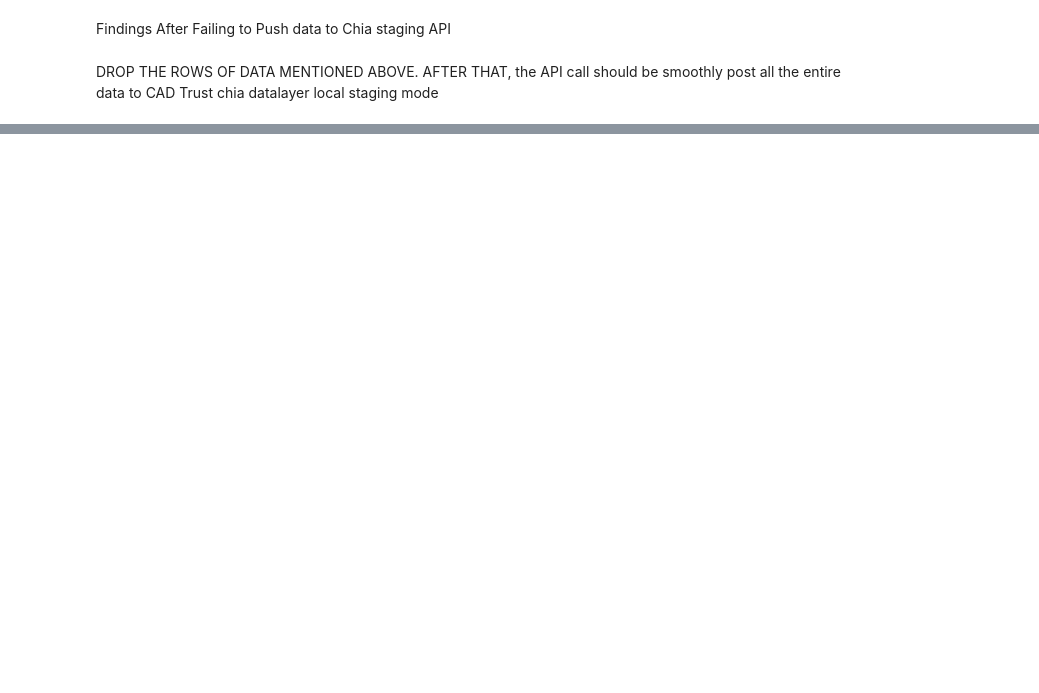
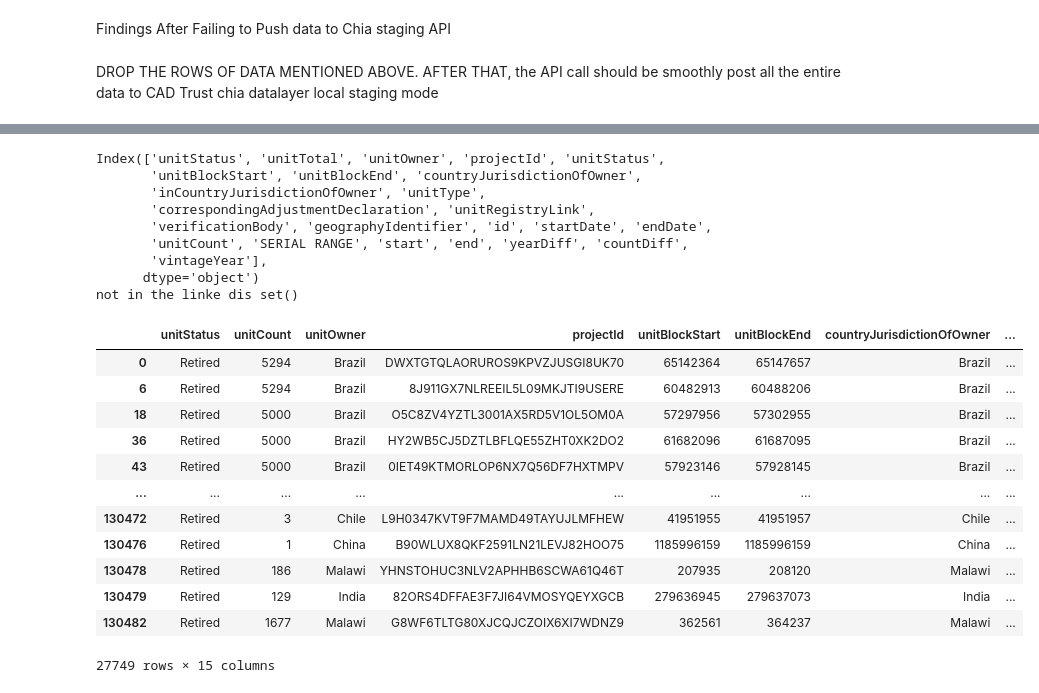
Before and after one commit to erickch123/cdm-unfccc-cadtrust, a Jupyter notebook: clean_cdm_projects.ipynb, the cells around one changed output, grey strips where cells are left out. Saved outputs shown, nothing was run; the diff lists cells and outputs as text; code cells hidden in the pictures; blank space fills up the shorter version.

Commit message:
clean up retirement and held data

```diff
--- a/clean_cdm_projects.ipynb
+++ b/clean_cdm_projects.ipynb
@@ -224,0 +566,63 @@ df_cleaned_project
+# %%
+df_retired_clean = df_linked.copy()
+
+
+print(df_retired_clean.columns)
+
+
+
+columns_df_linked = ['unitStatus', 'unitTotal', 'unitOwner', 'projectId', 'unitStatus',
+                     'unitBlockStart', 'unitBlockEnd', 'countryJurisdictionOfOwner',
+                     'inCountryJurisdictionOfOwner', 'unitType',
+                     'correspondingAdjustmentDeclaration', 'unitRegistryLink',
+                     'verificationBody', 'geographyIdentifier', 'id', 'startDate', 'endDate',
+                     'unitCount', 'SERIAL RANGE', 'start', 'end', 'yearDiff', 'countDiff',
+                     'vintageYear']
+
+# List of columns in df_retired_need
+columns_df_retired_need = ['unitStatus', 'unitTotal', 'unitOwner', 'projectId', 'unitStatus',
+                           'unitBlockStart', 'unitBlockEnd', 'countryJurisdictionOfOwner',
+                           'inCountryJurisdictionOfOwner', 'unitType',
+                           'correspondingAdjustmentDeclaration', 'unitRegistryLink',
+                           'verificationBody', 'geographyIdentifier', 'vintageYear']
+
+# Columns in df_retired_need but not in df_linked
+columns_not_in_linked = set(columns_df_retired_need) - set(columns_df_linked)
+
+# Print the result
+print("not in the linke dis", columns_not_in_linked)
+
+# WILL NEED ID LATER
+df_retired_clean = df_retired_clean[['unitStatus', 'unitTotal', 'unitOwner', 'projectId', 'unitStatus',
+       'unitBlockStart', 'unitBlockEnd', 'countryJurisdictionOfOwner',
+       'inCountryJurisdictionOfOwner', 'unitType',
+       'correspondingAdjustmentDeclaration', 'unitRegistryLink',
+       'verificationBody', 'geographyIdentifier','vintageYear','id']]
+
+df_retired_clean.rename(columns={'unitTotal': 'unitCount'}, inplace=True)
+
+df_retired_clean = df_retired_clean.loc[:,~df_retired_clean.columns.duplicated()]
+df_retired_clean
+# %% [output]
+Index(['unitStatus', 'unitTotal', 'unitOwner', 'projectId', 'unitStatus',
+       'unitBlockStart', 'unitBlockEnd', 'countryJurisdictionOfOwner',
+       'inCountryJurisdictionOfOwner', 'unitType',
+       'correspondingAdjustmentDeclaration', 'unitRegistryLink',
+       'verificationBody', 'geographyIdentifier', 'id', 'startDate', 'endDate',
+       'unitCount', 'SERIAL RANGE', 'start', 'end', 'yearDiff', 'countDiff',
+       'vintageYear'],
+      dtype='object')
+not in the linke dis set()
+|  | unitStatus | unitCount | unitOwner | projectId | unitBlockStart | unitBlockEnd | countryJurisdictionOfOwner | ... |
+| 0 | Retired | 5294 | Brazil | DWXTGTQLAORUROS9KPVZJUSGI8UK70 | 65142364 | 65147657 | Brazil | ... |
+| 6 | Retired | 5294 | Brazil | 8J911GX7NLREEIL5L09MKJTI9USERE | 60482913 | 60488206 | Brazil | ... |
+| 18 | Retired | 5000 | Brazil | O5C8ZV4YZTL3001AX5RD5V1OL5OM0A | 57297956 | 57302955 | Brazil | ... |
+| 36 | Retired | 5000 | Brazil | HY2WB5CJ5DZTLBFLQE55ZHT0XK2DO2 | 61682096 | 61687095 | Brazil | ... |
+| 43 | Retired | 5000 | Brazil | 0IET49KTMORLOP6NX7Q56DF7HXTMPV | 57923146 | 57928145 | Brazil | ... |
+| ... | ... | ... | ... | ... | ... | ... | ... | ... |
+| 130472 | Retired | 3 | Chile | L9H0347KVT9F7MAMD49TAYUJLMFHEW | 41951955 | 41951957 | Chile | ... |
+| 130476 | Retired | 1 | China | B90WLUX8QKF2591LN21LEVJ82HOO75 | 1185996159 | 1185996159 | China | ... |
+| 130478 | Retired | 186 | Malawi | YHNSTOHUC3NLV2APHHB6SCWA61Q46T | 207935 | 208120 | Malawi | ... |
+| 130479 | Retired | 129 | India | 82ORS4DFFAE3F7JI64VMOSYQEYXGCB | 279636945 | 279637073 | India | ... |
+| 130482 | Retired | 1677 | Malawi | G8WF6TLTG80XJCQJCZOIX6XI7WDNZ9 | 362561 | 364237 | Malawi | ... |
+27749 rows × 15 columns
```
Also changed, not shown: parts of 26 cells of this notebook, 39 other files.
